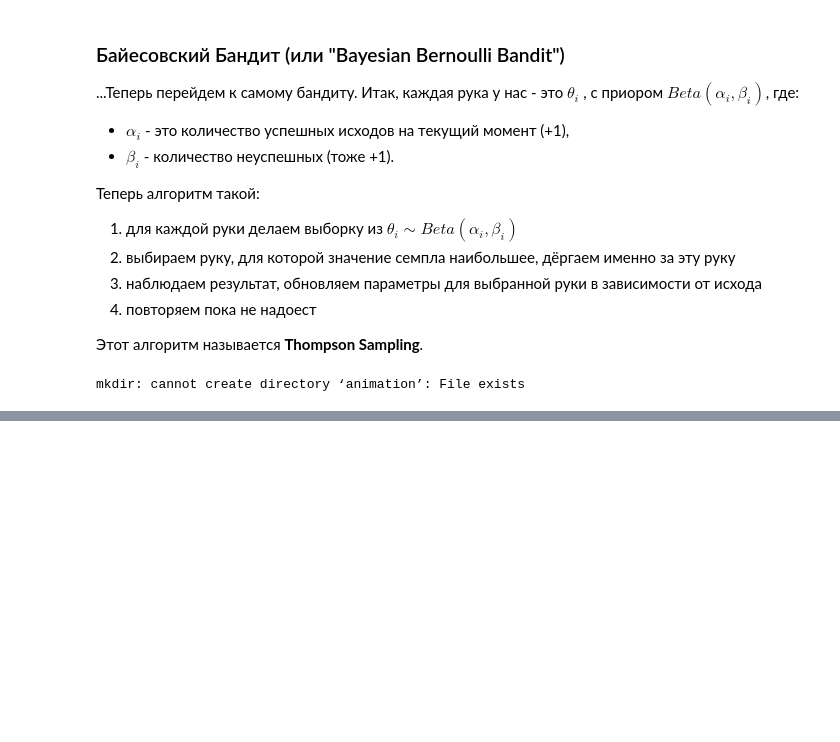
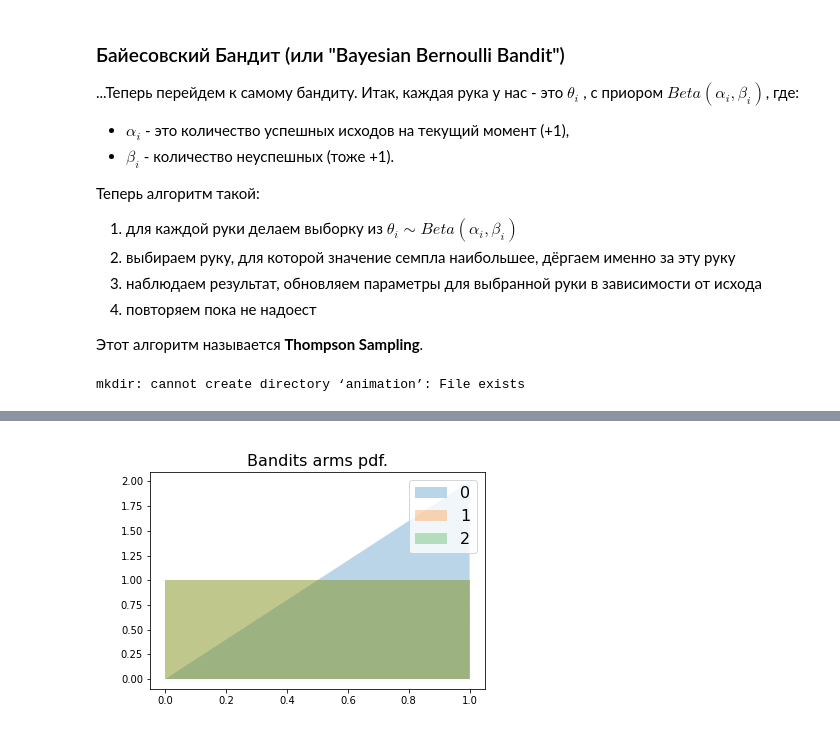
Before and after one commit to JointEntropy/mba, a Jupyter notebook: mba_demo.ipynb, the cells around one changed output, grey strips where cells are left out. Cells and saved outputs as stored; diff of their text form; code cells hidden in the pictures; blank space fills up the shorter version.

```diff
--- a/mba_demo.ipynb
+++ b/mba_demo.ipynb
@@ -103,0 +101,4 @@ for i in range(n):
+# %%
+display.Image('out.gif')
+# %% [output]
+[figure, added]
```
Also changed, not shown: parts of 3 cells of this notebook, 1 other file.
